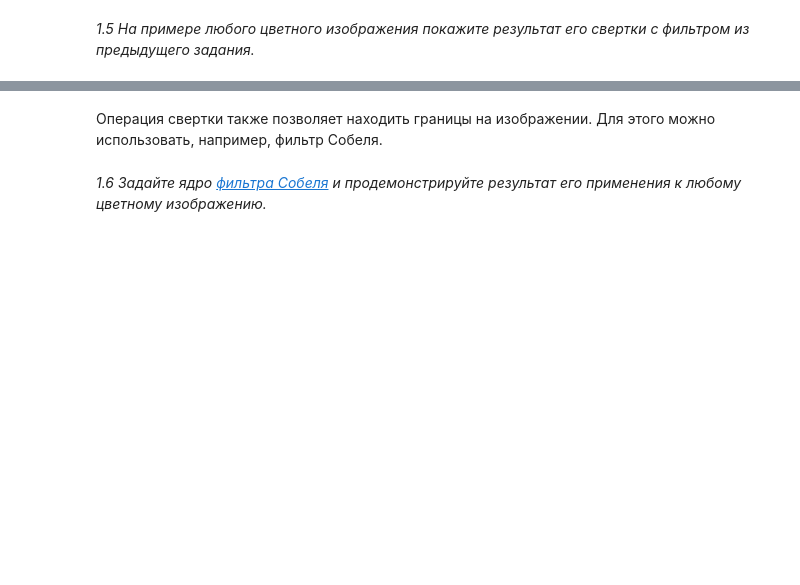
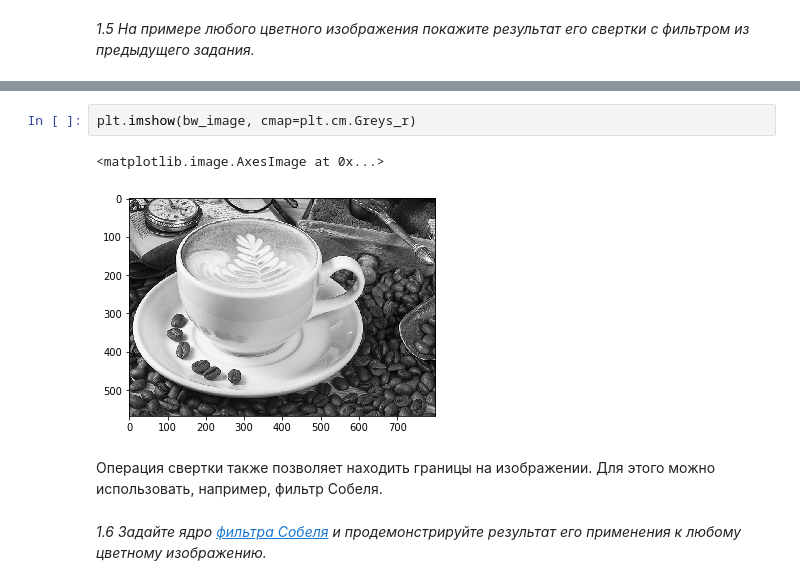
Before and after one commit to excander/neural_networks_sphere_2, a Jupyter notebook: Seminar 4/miklin_4, CNN.ipynb, the cells around one changed output, grey strips where cells are left out. Cells and saved outputs as stored; diff of their text form; blank space fills up the shorter version.

```diff
--- a/Seminar 4/miklin_4, CNN.ipynb
+++ b/Seminar 4/miklin_4, CNN.ipynb
@@ -146,3 +164,8 @@ plt.imshow(bw_image, cmap=plt.cm.Greys_r)
+# %%
+plt.imshow(bw_image, cmap=plt.cm.Greys_r)
+# %% [output]
+<matplotlib.image.AxesImage at 0x...>
+[figure, added]
 # %% [markdown]
 Операция свертки также позволяет находить границы на изображении. Для этого можно использовать, например, фильтр Собеля.
 # %% [markdown]
```
Also changed, not shown: parts of 43 cells of this notebook.
